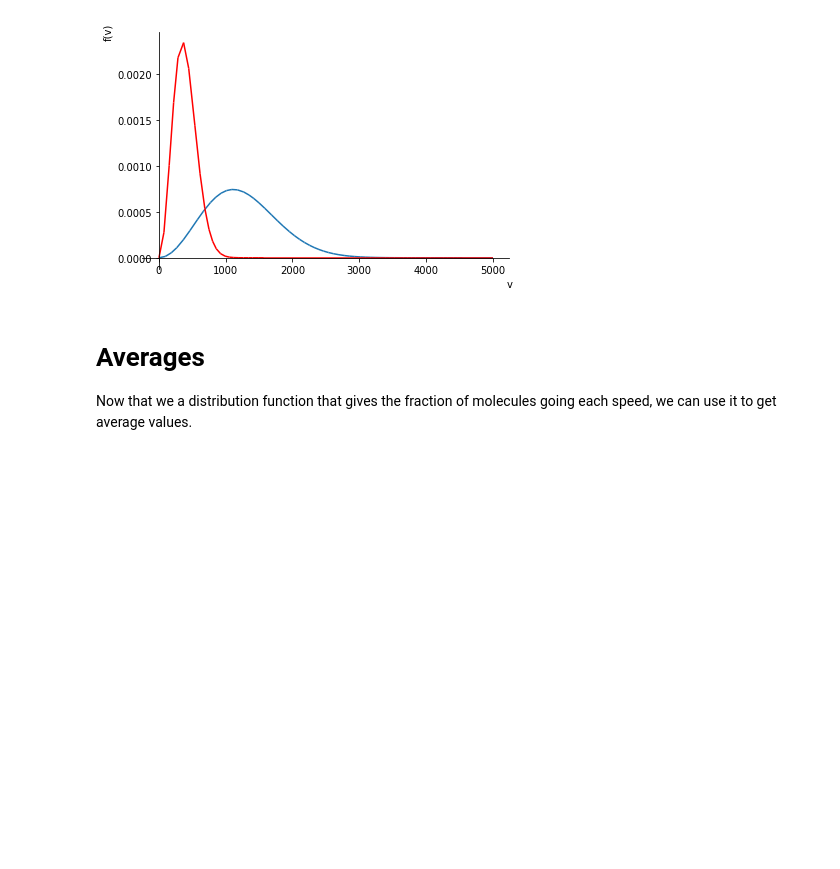
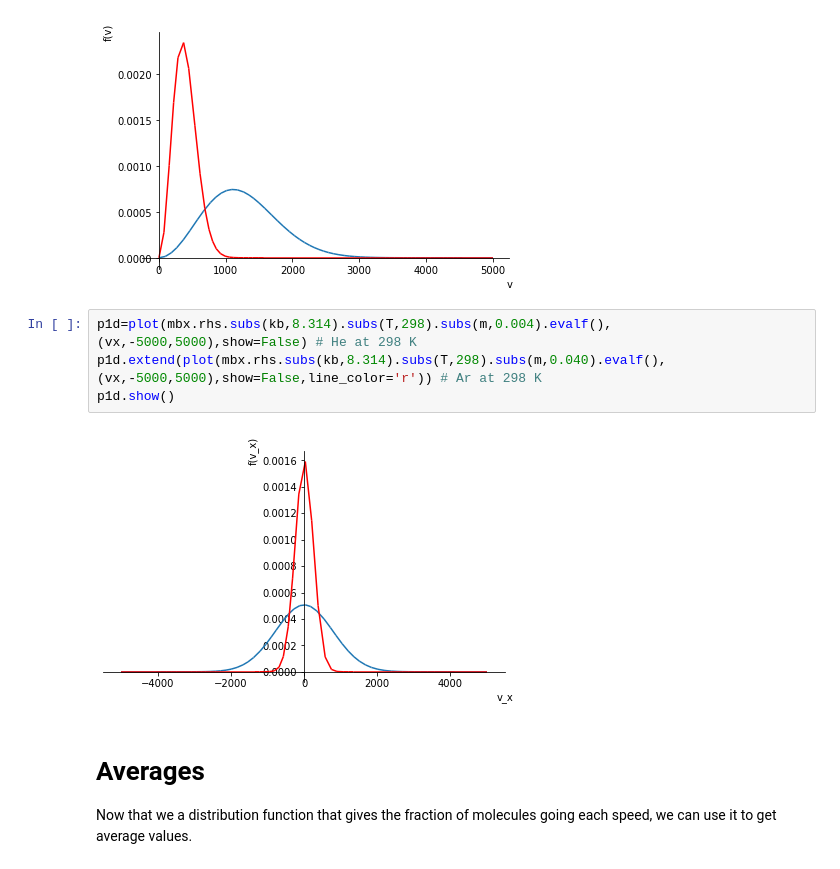
Before and after one commit to davis689/binder, a Jupyter notebook: CHEM452/Maxwell_Boltzmann.ipynb, the cells around one changed output. Cells and saved outputs as stored; diff of their text form; blank space fills up the shorter version.

```diff
--- a/CHEM452/Maxwell_Boltzmann.ipynb
+++ b/CHEM452/Maxwell_Boltzmann.ipynb
@@ -69,6 +69,12 @@ p.extend(plot(mb3d.rhs.subs(kb,8.314).subs(T,298).subs(m,0.040).evalf(),(v,0,500
 p.show()
 # %% [output]
 [figure]
+# %%
+p1d=plot(mbx.rhs.subs(kb,8.314).subs(T,298).subs(m,0.004).evalf(),(vx,-5000,5000),show=False) # He at 298 K
+p1d.extend(plot(mbx.rhs.subs(kb,8.314).subs(T,298).subs(m,0.040).evalf(),(vx,-5000,5000),show=False,line_color='r')) # Ar at 298 K
+p1d.show()
+# %% [output]
+[figure, added]
 # %% [markdown]
 # Averages
 Now that we a distribution function that gives the fraction of molecules going each speed, we can use it to get average values.
```
